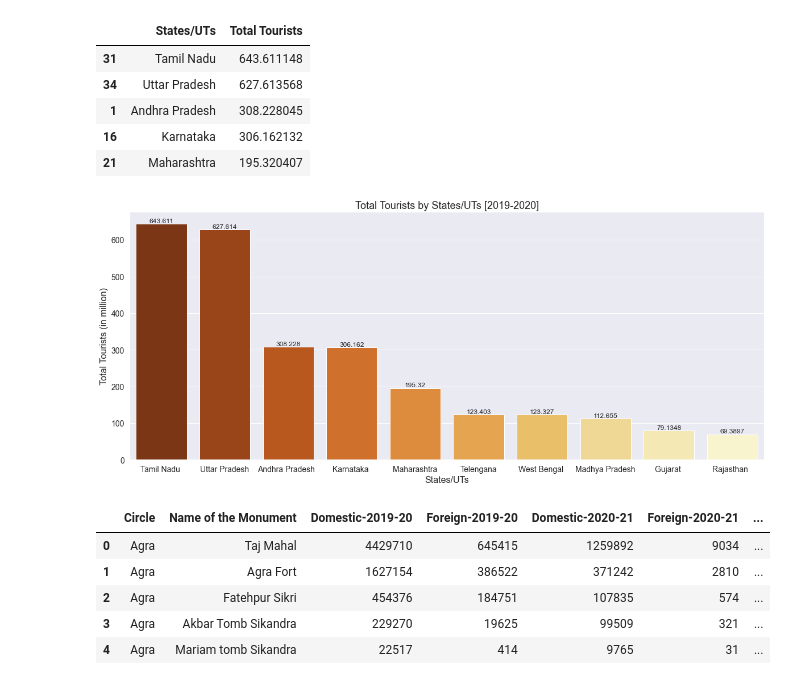
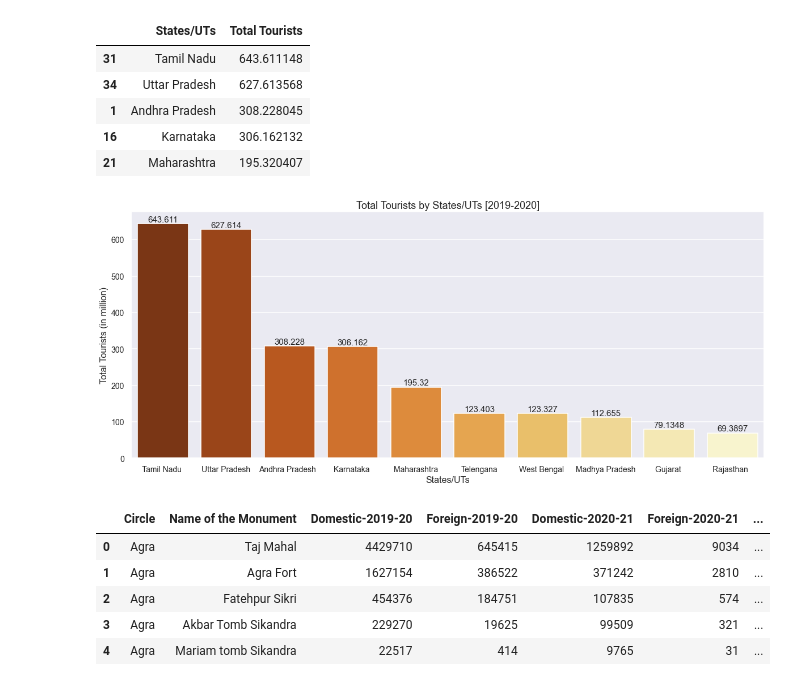
Before and after one commit to Rubix64/Tourism-analysis-of-India, a Jupyter notebook: tourism_analysis_in_India.ipynb, the cells around one changed output. Cells and saved outputs as stored; diff of their text form; code cells hidden in the pictures.

```diff
--- a/tourism_analysis_in_India.ipynb
+++ b/tourism_analysis_in_India.ipynb
@@ -629,19 +631,19 @@ total_statewise.head()
 # %%
 plt.figure(figsize=(20,8))
 
 g=sns.barplot(x=total_statewise['States/UTs'], y=total_statewise['Total Tourists'], palette='YlOrBr_r')
 
 plt.title("Total Tourists by States/UTs [2019-2020]", fontsize=18)
 plt.xlabel("States/UTs", fontsize=16)
 plt.ylabel("Total Tourists (in million)", fontsize=16)
 plt.xticks(fontsize=14)
 plt.yticks(fontsize=14)
 
-g.bar_label(g.containers[0])
+g.bar_label(g.containers[0], fontsize=15)
 
 plt.show()
 # %% [output]
-[figure, old version]
+[figure, new version]
 # %%
 monuments=pd.read_csv('.\dataset\India-Tourism-Statistics-2021-monuments.csv')
 monuments.head()
```
Also changed, not shown: parts of 11 cells of this notebook, 1 other file.
